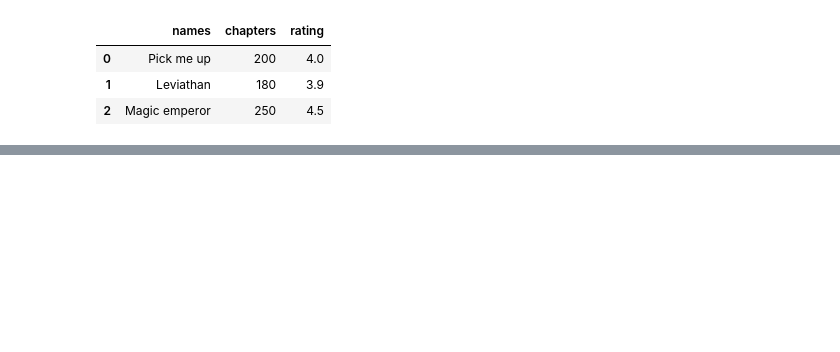
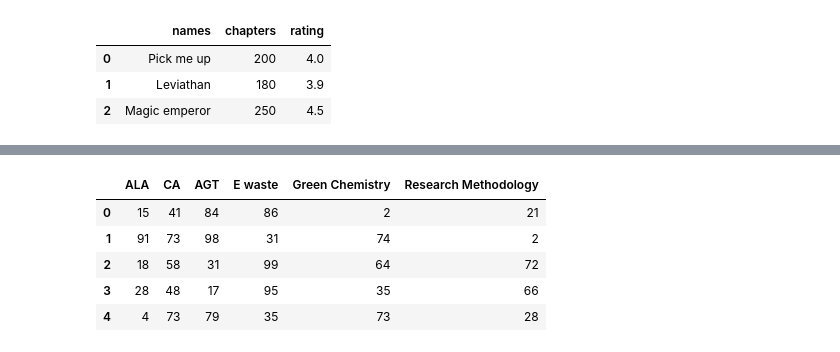
Before and after one commit to Showmemypath/Pandas-proficiency, a Jupyter notebook: Others/1.ipynb, the cells around one changed output, grey strips where cells are left out. Saved outputs shown, nothing was run; the diff lists cells and outputs as text; code cells hidden in the pictures; blank space fills up the shorter version.

```diff
--- a/Others/1.ipynb
+++ b/Others/1.ipynb
@@ -54,0 +75,10 @@ df.to_csv('top_manhwas_acc_to_chatgpt.csv',index=False)
+# %%
+scores = pd.DataFrame(np.random.randint(0,100,size=(15,6)),columns=["ALA","CA","AGT","E waste","Green Chemistry","Research Methodology"])
+scores.head()
+# %% [output]
+|  | ALA | CA | AGT | E waste | Green Chemistry | Research Methodology |
+| 0 | 15 | 41 | 84 | 86 | 2 | 21 |
+| 1 | 91 | 73 | 98 | 31 | 74 | 2 |
+| 2 | 18 | 58 | 31 | 99 | 64 | 72 |
+| 3 | 28 | 48 | 17 | 95 | 35 | 66 |
+| 4 | 4 | 73 | 79 | 35 | 73 | 28 |
```
Also changed, not shown: parts of 9 cells of this notebook, 3 other files.
